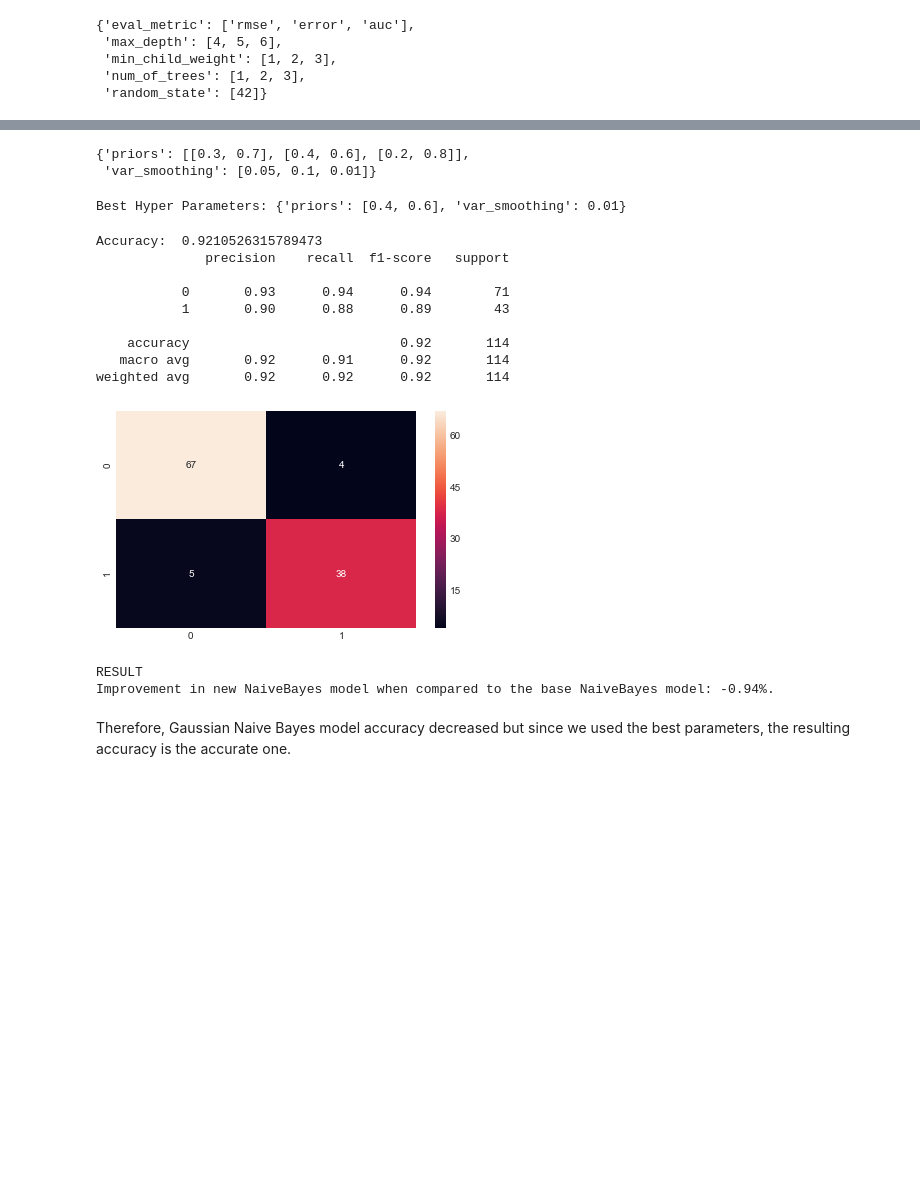
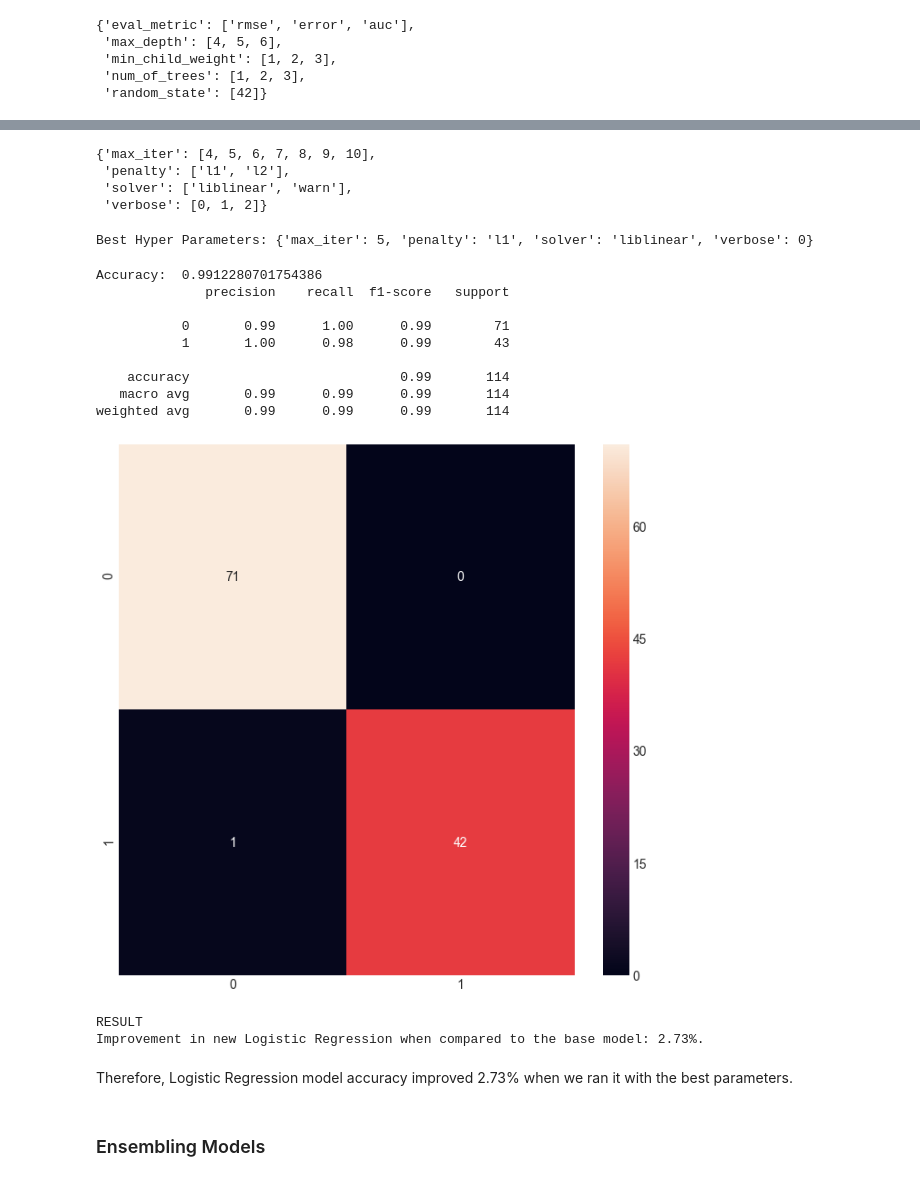
Before and after one commit to shubhramahey/Breast-Cancer-Analysis, a Jupyter notebook: Breast Cancer Analysis.ipynb, the cells around one changed output, grey strips where cells are left out. Cells and saved outputs as stored; diff of their text form; code cells hidden in the pictures; blank space fills up the shorter version.

```diff
--- a/Breast Cancer Analysis.ipynb
+++ b/Breast Cancer Analysis.ipynb
@@ -342,7 +345,7 @@ Furthermore, Compactness_mean, concavity_mean and concave points_mean are correl
 # %%
 #dropping the correlated variables
 drop_list1 = ['perimeter_mean','radius_mean','compactness_mean','concavity_worst', 'concave points_mean','radius_se','perimeter_se','radius_worst','perimeter_worst','compactness_worst','concave points_worst','compactness_se','concave points_se','texture_worst','area_worst']
-df_new = gs.drop(drop_list1,axis = 1 )
+df_new = data2.drop(drop_list1,axis = 1 )
 df_new.head()
 # %% [output]
 |  | id | diagnosis | texture_mean | area_mean | smoothness_mean | concavity_mean | symmetry_mean | ... |
@@ -642,9 +649,10 @@ d_6.diagnosis.unique()
 d_6['diagnosis'] = d_6['diagnosis'].astype(int)
 # %%
 y=d_6.diagnosis
-x=d_6.drop('diagnosis',axis=1)
+list1 = ['diagnosis', 'id']
+x=d_6.drop(list,axis=1)
 
 x_train,x_test,y_train,y_test=train_test_split(x,y,test_size=0.2, random_state=42)
-#x_train.shape
+x_train.shape
 #type(x_train)
 #type(x)
@@ -1135,55 +1206,63 @@ Parameters used currently:
-# %%
-#Hyperparameter Grid
-
-# Create the random grid
-random_grid = {# Specifies the kernel type to be used in the algorithm
-               'priors':[[0.3, 0.7], [0.4, 0.6], [0.2, 0.8]],
-               # Hard limit on iterations within solver, or -1 for no limit
-               'var_smoothing':[0.05, 0.1, 0.01] }
-pprint(random_grid)
-# %% [output]
-{'priors': [[0.3, 0.7], [0.4, 0.6], [0.2, 0.8]],
- 'var_smoothing': [0.05, 0.1, 0.01]}
+# %%
+#Hyperparameter Grid
+
+# Create the random grid
+random_grid = {# Used to specify the norm used in the penalization
+               'penalty':['l1','l2'],
+               # Algorithm to use in the optimization problem
+               'solver': ['liblinear', 'warn'],
+               # Maximum number of iterations taken for the solvers to converge
+               'max_iter': [4,5,6,7,8,9,10],
+               # showing more wordy information for the task, higher number means we'll see more information
+               'verbose': [0,1,2]}
+pprint(random_grid)
+# %% [output]
+{'max_iter': [4, 5, 6, 7, 8, 9, 10],
+ 'penalty': ['l1', 'l2'],
+ 'solver': ['liblinear', 'warn'],
+ 'verbose': [0, 1, 2]}
 # %%
 #Making models with hyper parameters sets
-model_gnb = GridSearchCV(classifier_gnb, param_grid=random_grid, cv = 10, n_jobs = -1)
+model_lr = GridSearchCV(classifier_lr, param_grid=random_grid, cv = 10, n_jobs = -1)
 
-model_gnb.fit(x_train,y_train)
+model_lr.fit(x_train,y_train)
 
 #The best hyper parameters set
-print("Best Hyper Parameters:",model_gnb.best_params_)
+print("Best Hyper Parameters:",model_lr.best_params_)
 # %% [output]
-Best Hyper Parameters: {'priors': [0.4, 0.6], 'var_smoothing': 0.01}
+Best Hyper Parameters: {'max_iter': 5, 'penalty': 'l1', 'solver': 'liblinear', 'verbose': 0}
 # %%
 #Prediction
-y_pred = model_gnb.predict(x_test)
+y_pred = model_lr.predict(x_test)
 
 #evaluation(Accuracy)
-new_gnb_ac = accuracy_score(y_test,y_pred)
-print('Accuracy: ',new_gnb_ac)
+new_lr_ac = accuracy_score(y_test,y_pred)
+print('Accuracy: ',new_lr_ac)
 
 #evaluation(Confusion Metrix)
 cm = confusion_matrix(y_test,y_pred)
 sns.heatmap(cm,annot=True,fmt="d")
 
 #evaluating the model using other performance metrics
 print(classification_report(y_test, y_pred))
 # %% [output]
-Accuracy:  0.9210526315789473
+Accuracy:  0.9912280701754386
               precision    recall  f1-score   support
 
-           0       0.93      0.94      0.94        71
-           1       0.90      0.88      0.89        43
+           0       0.99      1.00      0.99        71
+           1       1.00      0.98      0.99        43
 
-    accuracy                           0.92       114
-   macro avg       0.92      0.91      0.92       114
-weighted avg       0.92      0.92      0.92       114
+    accuracy                           0.99       114
+   macro avg       0.99      0.99      0.99       114
+weighted avg       0.99      0.99      0.99       114
-[figure, old version]
+[figure, new version]
 # %%
 print ('RESULT')
-print ('Improvement in new NaiveBayes model when compared to the base NaiveBayes model: {:0.2f}%.'.format( 100 * (new_gnb_ac - gnb_ac) / gnb_ac))
+print ('Improvement in new Logistic Regression when compared to the base model: {:0.2f}%.'.format( 100 * (new_lr_ac - lr_ac) / lr_ac))
 # %% [output]
 RESULT
-Improvement in new NaiveBayes model when compared to the base NaiveBayes model: -0.94%.
+Improvement in new Logistic Regression when compared to the base model: 2.73%.
-# %% [markdown]
-Therefore, Gaussian Naive Bayes model accuracy decreased but since we used the best parameters, the resulting accuracy is the accurate one.
+# %% [markdown]
+Therefore, Logistic Regression model accuracy improved 2.73% when we ran it with the best parameters.
+# %% [markdown]
+### Ensembling Models
```
Also changed, not shown: parts of 67 cells of this notebook.
